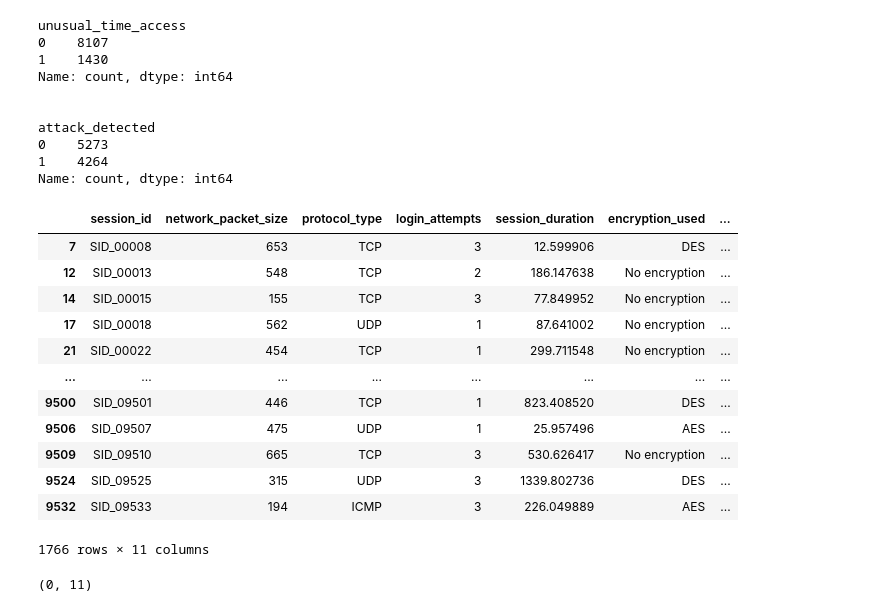
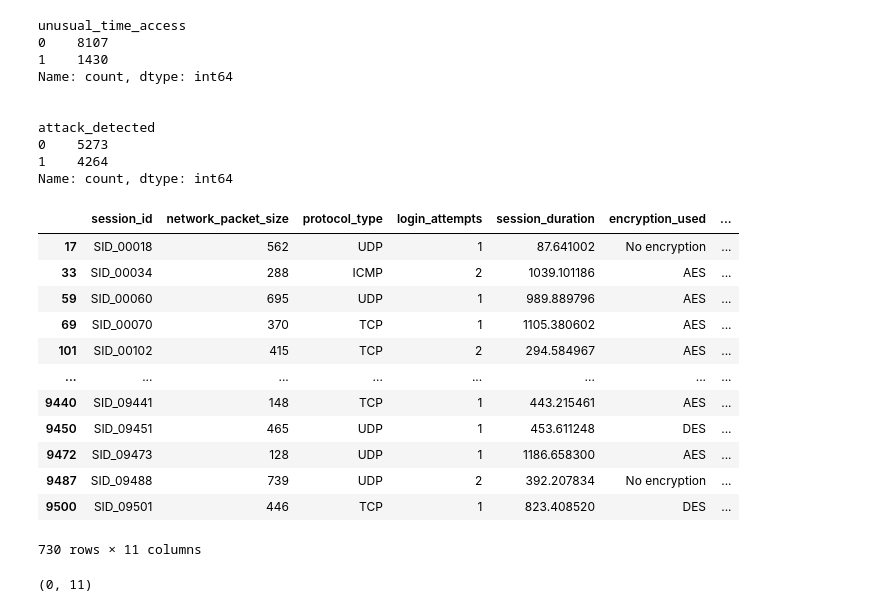
Before and after one commit to maleeper/Cyber, a Jupyter notebook: jupyter_notebooks/01_LD.ipynb, the cells around one changed output. Drawn from its saved outputs; the diff is of its cells as text; code cells hidden in the pictures.

```diff
--- a/jupyter_notebooks/01_LD.ipynb
+++ b/jupyter_notebooks/01_LD.ipynb
@@ -219,19 +219,19 @@ attack_detected
 1    4264
 Name: count, dtype: int64
 # %%
-df[df['login_attempts'] <= df['failed_logins']]
+df[df['login_attempts'] < df['failed_logins']]
 # %% [output]
 |  | session_id | network_packet_size | protocol_type | login_attempts | session_duration | encryption_used | ... |
-| 7 | SID_00008 | 653 | TCP | 3 | 12.599906 | DES | ... |
-| 12 | SID_00013 | 548 | TCP | 2 | 186.147638 | No encryption | ... |
-| 14 | SID_00015 | 155 | TCP | 3 | 77.849952 | No encryption | ... |
 | 17 | SID_00018 | 562 | UDP | 1 | 87.641002 | No encryption | ... |
-| 21 | SID_00022 | 454 | TCP | 1 | 299.711548 | No encryption | ... |
+| 33 | SID_00034 | 288 | ICMP | 2 | 1039.101186 | AES | ... |
+| 59 | SID_00060 | 695 | UDP | 1 | 989.889796 | AES | ... |
+| 69 | SID_00070 | 370 | TCP | 1 | 1105.380602 | AES | ... |
+| 101 | SID_00102 | 415 | TCP | 2 | 294.584967 | AES | ... |
 | ... | ... | ... | ... | ... | ... | ... | ... |
+| 9440 | SID_09441 | 148 | TCP | 1 | 443.215461 | AES | ... |
+| 9450 | SID_09451 | 465 | UDP | 1 | 453.611248 | DES | ... |
+| 9472 | SID_09473 | 128 | UDP | 1 | 1186.658300 | AES | ... |
+| 9487 | SID_09488 | 739 | UDP | 2 | 392.207834 | No encryption | ... |
 | 9500 | SID_09501 | 446 | TCP | 1 | 823.408520 | DES | ... |
-| 9506 | SID_09507 | 475 | UDP | 1 | 25.957496 | AES | ... |
-| 9509 | SID_09510 | 665 | TCP | 3 | 530.626417 | No encryption | ... |
-| 9524 | SID_09525 | 315 | UDP | 3 | 1339.802736 | DES | ... |
-| 9532 | SID_09533 | 194 | ICMP | 3 | 226.049889 | AES | ... |
-1766 rows × 11 columns
+730 rows × 11 columns
 # %%
```
Also changed, not shown: parts of 6 cells of this notebook, 3 other files.
